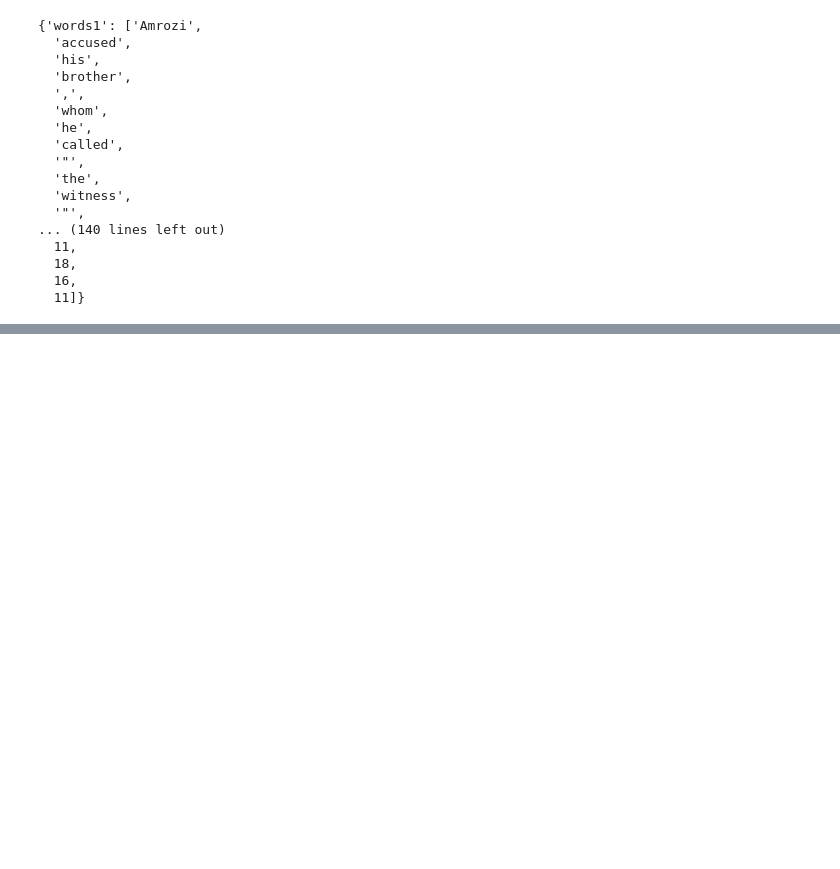
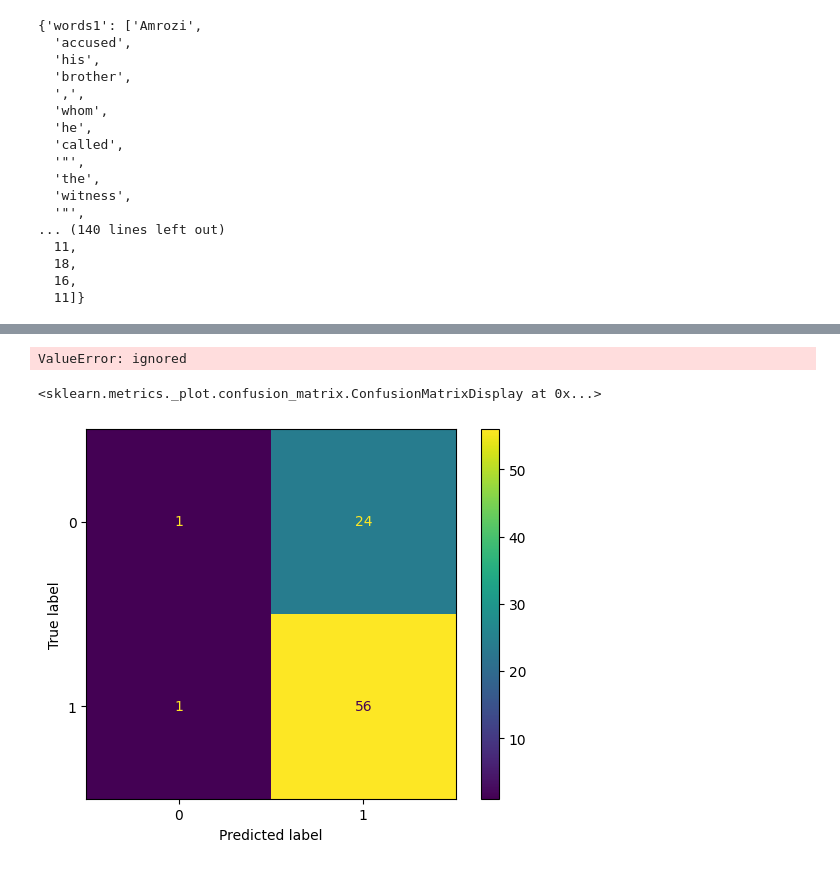
Before and after one commit to elenasofia98/PracticalNLP-2023-2024, a Jupyter notebook: HoL02_1_ParsingWithStanza_ParaphraseClassification.ipynb, the cells around one changed output, grey strips where cells are left out. Drawn from its saved outputs; the diff is of its cells as text; code cells hidden in the pictures; blank space fills up the shorter version.

```diff
--- a/HoL02_1_ParsingWithStanza_ParaphraseClassification.ipynb
+++ b/HoL02_1_ParsingWithStanza_ParaphraseClassification.ipynb
@@ -396,0 +676,15 @@ for split in range(len(dataset)):
+# %%
+X_test = X[TEST][[feature for feature in X[TRAIN].columns if feature!='target']]
+y_test = X[TEST]['target']
+
+pred_test = SVM.predict(X_test)
+# %% [output]
+ValueError: ignored
+# %%
+cm = confusion_matrix(y_test, pred_test)
+disp = ConfusionMatrixDisplay(confusion_matrix=cm, display_labels=SVM.classes_)
+
+disp.plot()
+# %% [output]
+<sklearn.metrics._plot.confusion_matrix.ConfusionMatrixDisplay at 0x...>
+[figure, added]
```
Also changed, not shown: parts of 28 cells of this notebook.
